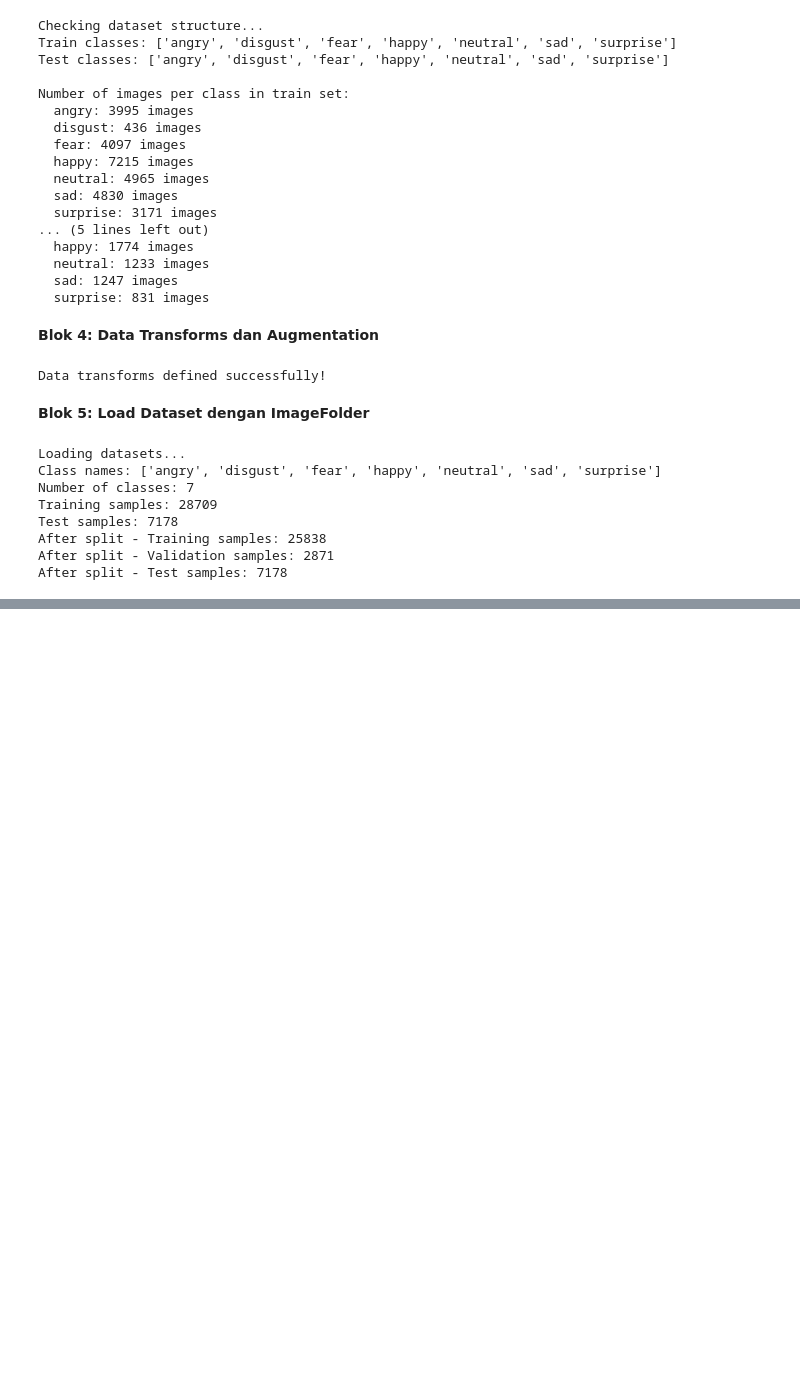
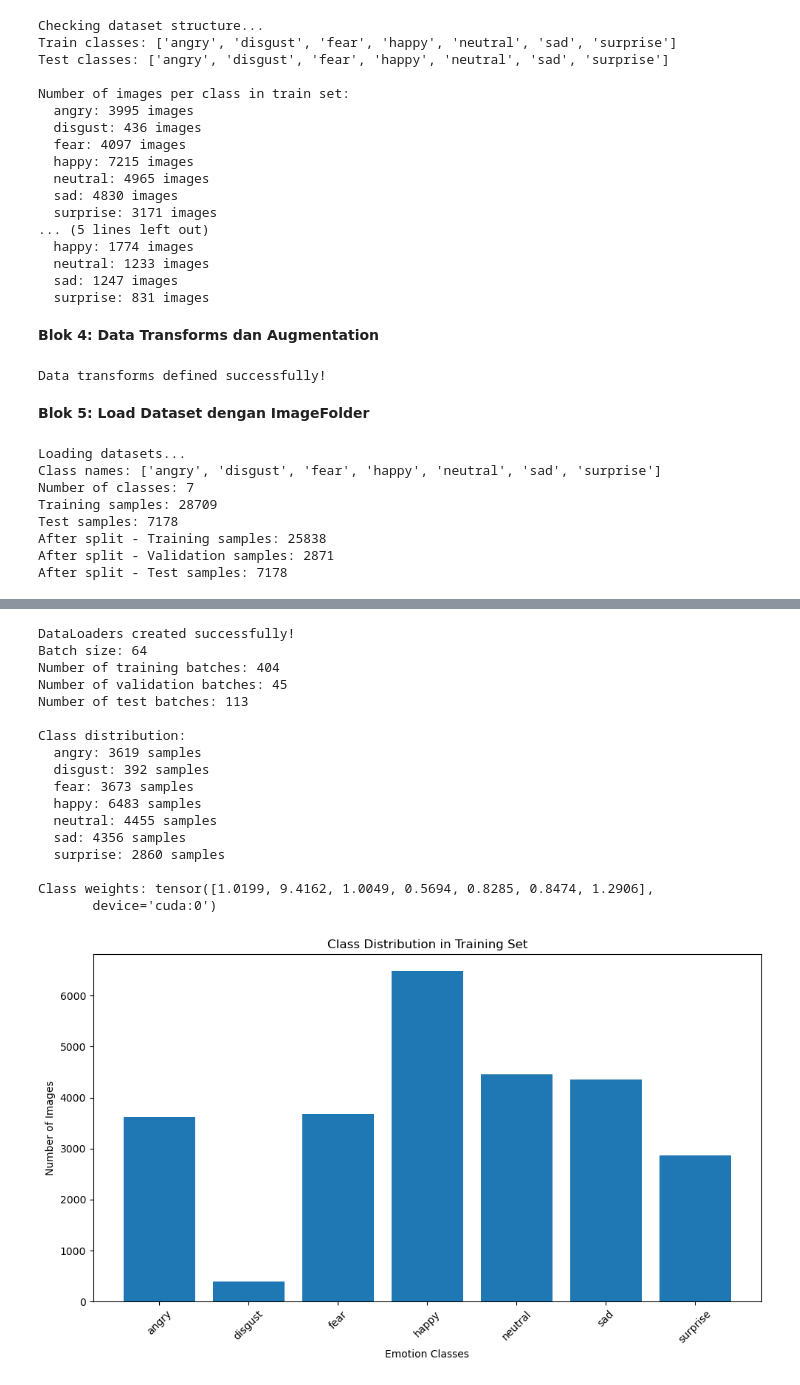
Before and after one commit to MuhammadShidqiHanifUSK/CNN_Test_Emotion_Detection, a Jupyter notebook: main.ipynb, the cells around one changed output, grey strips where cells are left out. Drawn from its saved outputs; the diff is of its cells as text; code cells hidden in the pictures; blank space fills up the shorter version.

Commit message:
Add Create DataLoaders dan Calculate Class Weights main.ipynb
Membuat Blok 6 pada main.ipyb untuk membuat DataLoaders dan mengkalkulasi bobot kelasnya

```diff
--- a/main.ipynb
+++ b/main.ipynb
@@ -209,0 +212,80 @@ After split - Test samples: 7178
+# %%
+# Create data loaders with optimal settings
+train_loader = DataLoader(
+  train_dataset,
+  batch_size=batch_size,
+  shuffle=True,
+  num_workers=4,
+  pin_memory=True if torch.cuda.is_available() else False
+)
+
+val_loader = DataLoader(
+  val_dataset,
+  batch_size=batch_size,
+  shuffle=False,
+  num_workers=4,
+  pin_memory=True if torch.cuda.is_available() else False
+)
+
+test_loader = DataLoader(
+  test_dataset,
+  batch_size=batch_size,
+  shuffle=False,
+  num_workers=4,
+  pin_memory=True if torch.cuda.is_available() else False
+)
+
+print("DataLoaders created successfully!")
+print(f"Batch size: {batch_size}")
+print(f"Number of training batches: {len(train_loader)}")
+print(f"Number of validation batches: {len(val_loader)}")
+print(f"Number of test batches: {len(test_loader)}")
+
+# Calculate class weights for imbalanced data
+def calculate_class_weights(loader, num_classes=7):
+  class_counts = torch.zeros(num_classes)
+  for _, labels in loader:
+    for i in range(num_classes):
+      class_counts[i] += (labels == i).sum()
+
+  total = class_counts.sum()
+  class_weights = total / (num_classes * class_counts)
+  return class_counts, class_weights
+
+class_counts, class_weights = calculate_class_weights(train_loader, num_classes)
+class_weights = class_weights.to(device)
+
+print("\nClass distribution:")
+for i, class_name in enumerate(class_names):
+  print(f"  {class_name}: {class_counts[i]:.0f} samples")
+
+print(f"\nClass weights: {class_weights}")
+
+# Visualize class distribution
+plt.figure(figsize=(10, 6))
+plt.bar(class_names, class_counts.cpu().numpy())
+plt.title('Class Distribution in Training Set')
+plt.xlabel('Emotion Classes')
+plt.ylabel('Number of Images')
+plt.xticks(rotation=45)
+plt.tight_layout()
+plt.show()
+# %% [output]
+DataLoaders created successfully!
+Batch size: 64
+Number of training batches: 404
+Number of validation batches: 45
+Number of test batches: 113
+
+Class distribution:
+  angry: 3619 samples
+  disgust: 392 samples
+  fear: 3673 samples
+  happy: 6483 samples
+  neutral: 4455 samples
+  sad: 4356 samples
+  surprise: 2860 samples
+
+Class weights: tensor([1.0199, 9.4162, 1.0049, 0.5694, 0.8285, 0.8474, 1.2906],
+       device='cuda:0')
+[figure, added]
```
Also changed, not shown: parts of 1 cell of this notebook.
